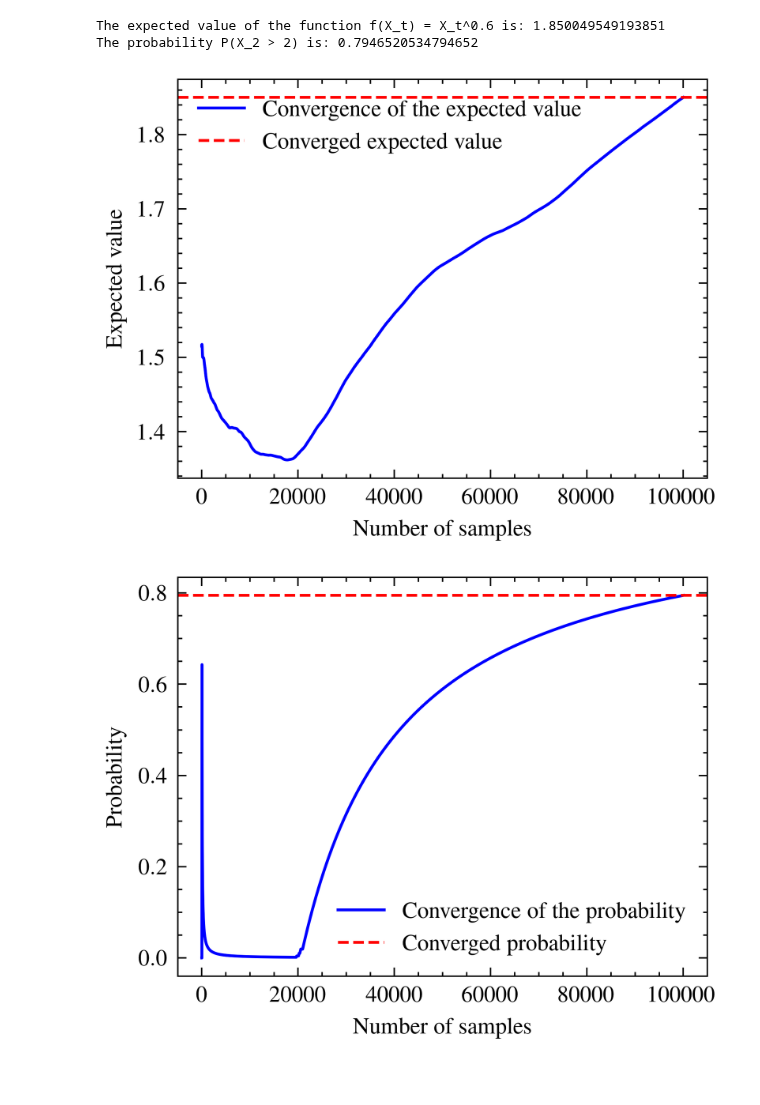
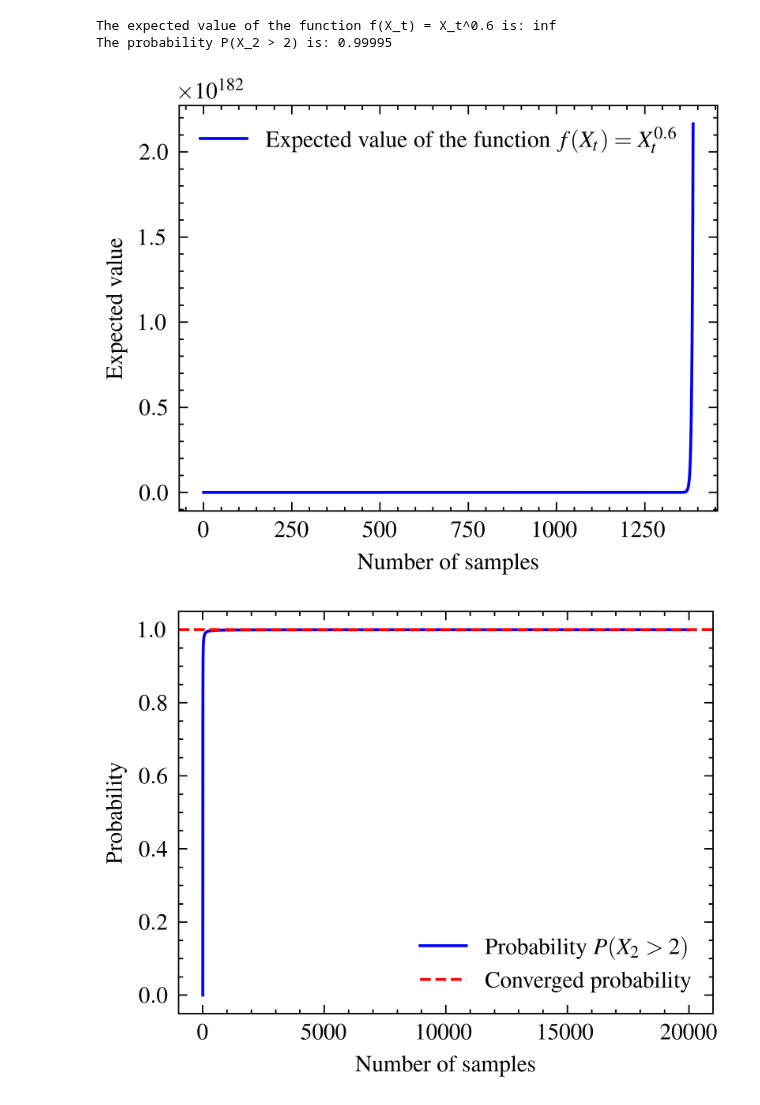
Before and after one commit to kanavmal/MATH512, a Jupyter notebook: Project 3/project3.ipynb, the cells around one changed output. Cells and saved outputs as stored; diff of their text form; code cells hidden in the pictures; blank space fills up the shorter version.

```diff
--- a/Project 3/project3.ipynb
+++ b/Project 3/project3.ipynb
@@ -15,8 +15,8 @@ plt.style.use(['science','ieee'])
 # Where t is the time at which we are evaluating the function f, and x is the value of the Wiener process at time t.
 
 # Number of simulations, samples and time steps
-N = 20000
-n = 20000
+N = 200000
+n = 200000
 t = 3
 
 # Generate N samples of the Wiener process at time t
@@ -75,23 +75,20 @@ The real value of the expected value is: 104.56508184554548
 # dX_t = (1/4 + 1/3X_t)dt + 3/5dW_t, X_0 = 2
 # and W_t is a standard Wiener process.
 
-# Number of Ito's Processes to simulate
-n = 100000
-# Number of time steps
-N = 100000
-# Time step
-dt = 2/N
-# Time vector
-t = np.linspace(0, 2, N+1)
-# Wiener process
-W = np.zeros(N+1)
-# Ito's Process
-X = np.zeros(N+1)
-X[0] = 2
-for i in range(N):
-    dW = np.sqrt(dt)*np.random.normal(0, 1)
-    X[i+1] = X[i] + (1/4 + 1/3*X[i])*dt + 3/5*dW
-    W[i+1] = W[i] + dW
+# Ornstein-Uhlenbeck process parameters
+N = 20000
+n = 20000
+X0 = 2
+t = 2
+
+
+# Generate N samples of the Ornstein-Uhlenbeck process at time t
+X = np.zeros(N)
+X[0] = X0
+
+for i in range(1, N):
+    dW = np.random.normal(0, np.sqrt(t/N))
+    X[i] = X[i-1] + (1/4 + 1/3*X[i-1])*t/N + 3/5*dW
 
 # Calculate the expected value of the function f(X_t) = X_t^0.6
 f = X**0.6
@@ -102,34 +99,33 @@ P = np.mean(X > 2)
 print('The expected value of the function f(X_t) = X_t^0.6 is:', E)
 print('The probability P(X_2 > 2) is:', P)
 # %% [output]
-The expected value of the function f(X_t) = X_t^0.6 is: 1.850049549193851
-The probability P(X_2 > 2) is: 0.7946520534794652
+The expected value of the function f(X_t) = X_t^0.6 is: inf
+The probability P(X_2 > 2) is: 0.99995
 # %%
 # plot the expected value accross iterations
 E_n = np.zeros(n)
 for i in range(n):
     E_n[i] = np.mean(f[:i+1])
-plt.plot(E_n, label='Convergence of the expected value', color='b')
-plt.axhline(y=E, color='r', linestyle='--', label='Converged expected value')
+plt.plot(E_n, label='Expected value of the function $f(X_t) = X_t^{0.6}$', color='b')
 plt.xlabel('Number of samples')
 plt.ylabel('Expected value')
 plt.legend()
 plt.show()
 # %% [output]
-[figure, old version]
+[figure, new version]
 # %%
 # probability of X_2 > 2
 P_n = np.zeros(n)
 for i in range(n):
     P_n[i] = np.mean(X[:i+1] > 2)
-plt.plot(P_n, label='Convergence of the probability', color='b')
+plt.plot(P_n, label='Probability $P(X_2 > 2)$', color='b')
 plt.axhline(y=P, color='r', linestyle='--', label='Converged probability')
 plt.xlabel('Number of samples')
 plt.ylabel('Probability')
 plt.legend()
 plt.show()
 # %% [output]
-[figure, old version]
+[figure, new version]
 # %%
 # Consider the following SDE:
 # dX_t = aX_tdt + bX_tdW_t, X_0 = 100, a = 0.07, b = 0.12
```
Also changed, not shown: parts of 5 cells of this notebook, 2 other files.
